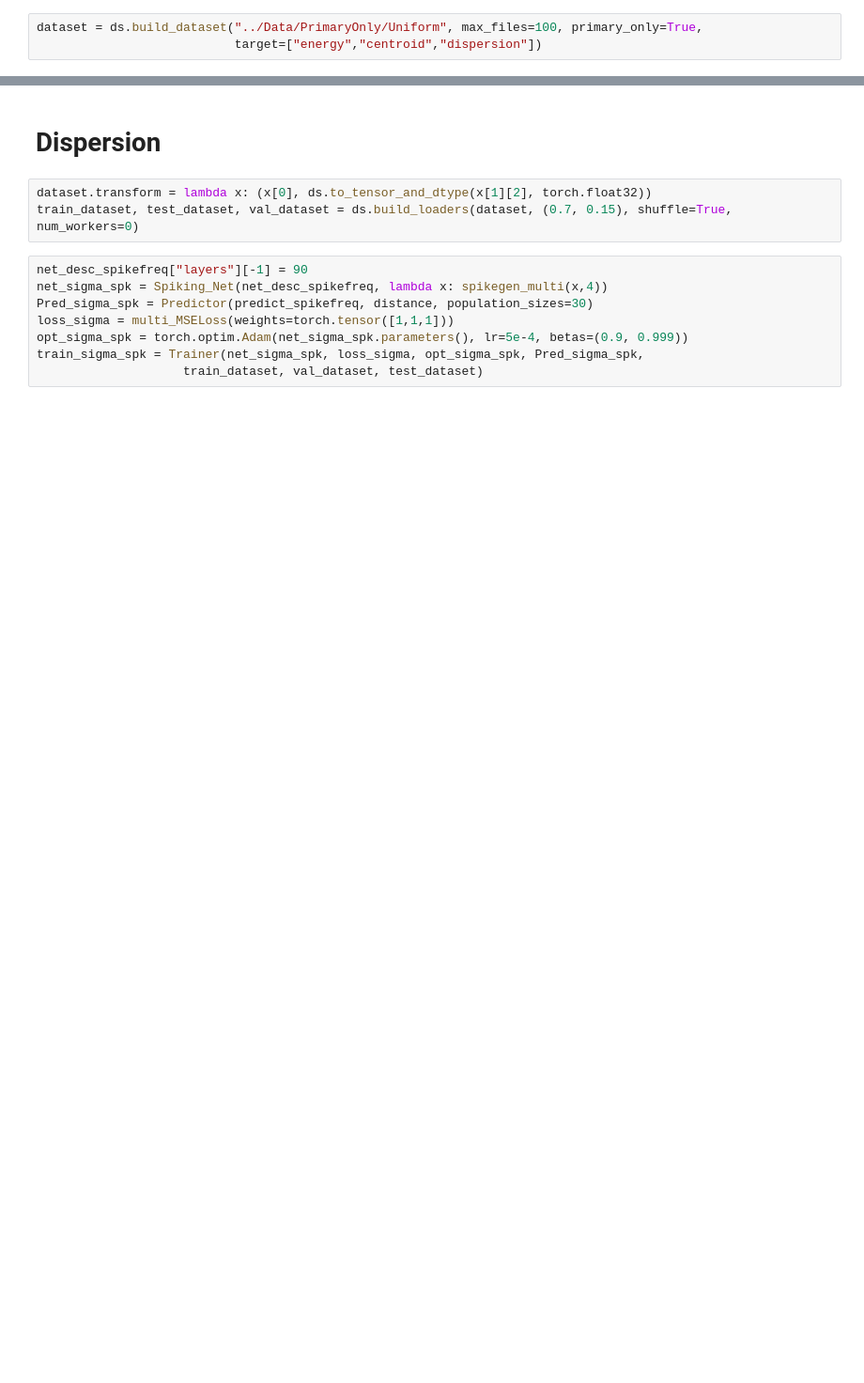
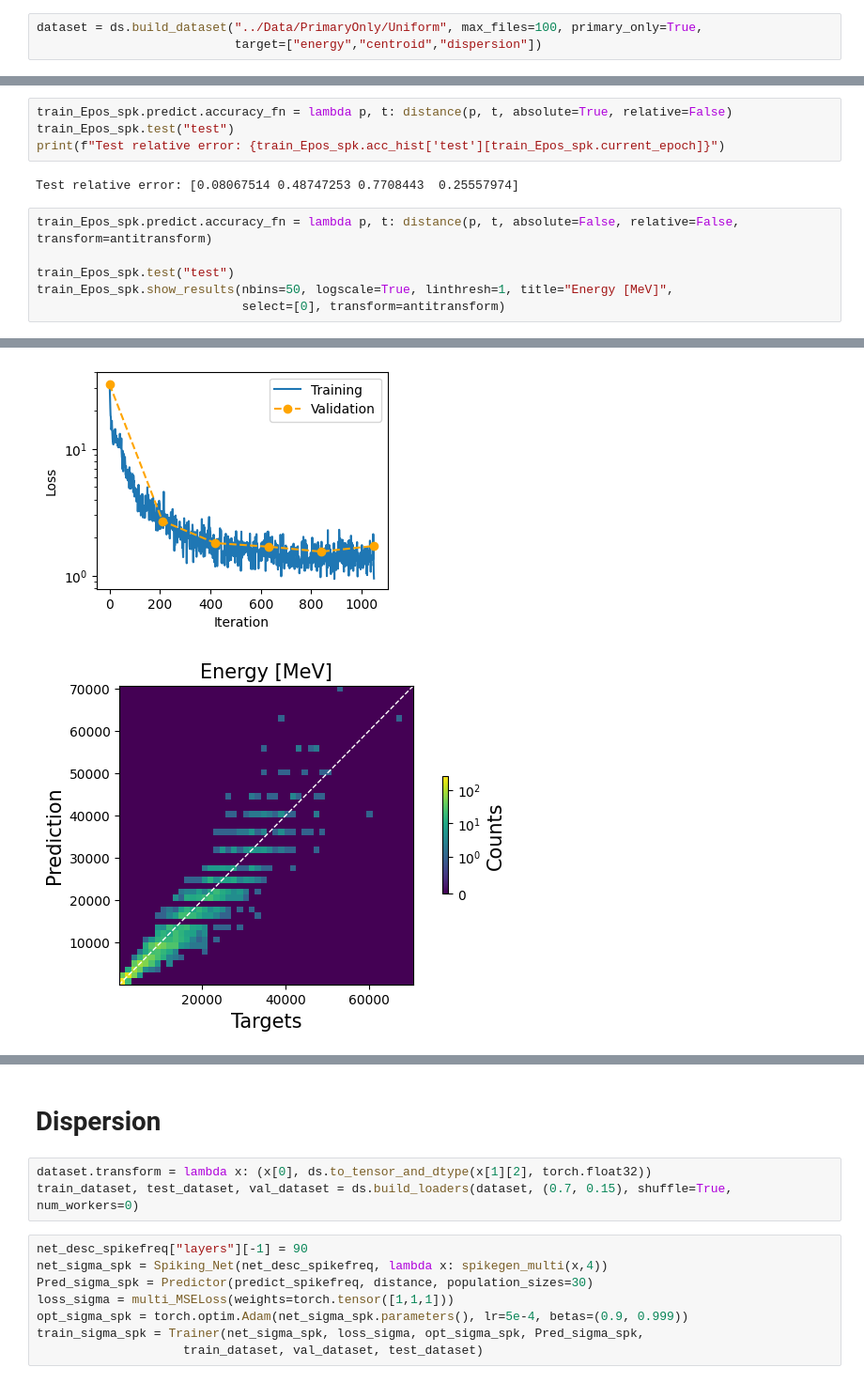
Before and after one commit to enlupi/SNN-Cal, a Jupyter notebook: SNN/SNN.ipynb, the cells around one changed output, grey strips where cells are left out. Shown at 94% size. Saved outputs shown, nothing was run; the diff lists cells and outputs as text; blank space fills up the shorter version.

```diff
--- a/SNN/SNN.ipynb
+++ b/SNN/SNN.ipynb
@@ -654,0 +252,13 @@ Test relative error: [ 2.2722971 20.889109  28.908575   3.9143252]%
+# %%
+train_Epos_spk.predict.accuracy_fn = lambda p, t: distance(p, t, absolute=True, relative=False)
+train_Epos_spk.test("test")
+print(f"Test relative error: {train_Epos_spk.acc_hist['test'][train_Epos_spk.current_epoch]}")
+# %% [output]
+Test relative error: [0.08067514 0.48747253 0.7708443  0.25557974]
+# %%
+train_Epos_spk.predict.accuracy_fn = lambda p, t: distance(p, t, absolute=False, relative=False, transform=antitransform)
+
+train_Epos_spk.test("test")
+train_Epos_spk.show_results(nbins=50, logscale=True, linthresh=1, title="Energy [MeV]",
+                            select=[0], transform=antitransform)
+# %% [output]
@@ -654,0 +267,2 @@ Test relative error: [ 2.2722971 20.889109  28.908575   3.9143252]%
+[figure, added]
+[figure, added]
```
Also changed, not shown: parts of 119 cells of this notebook, 16 other files.
